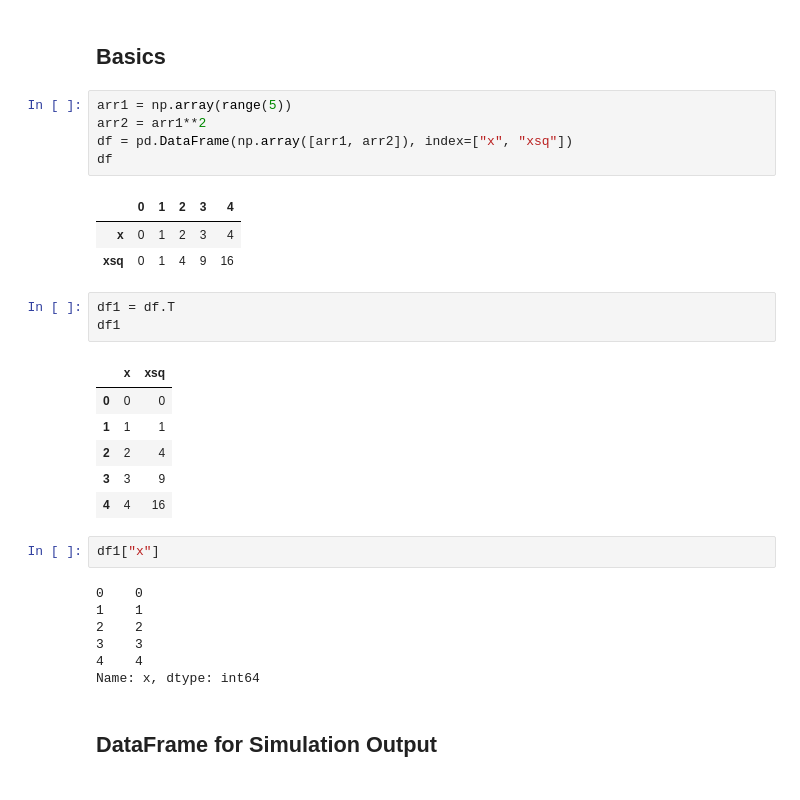
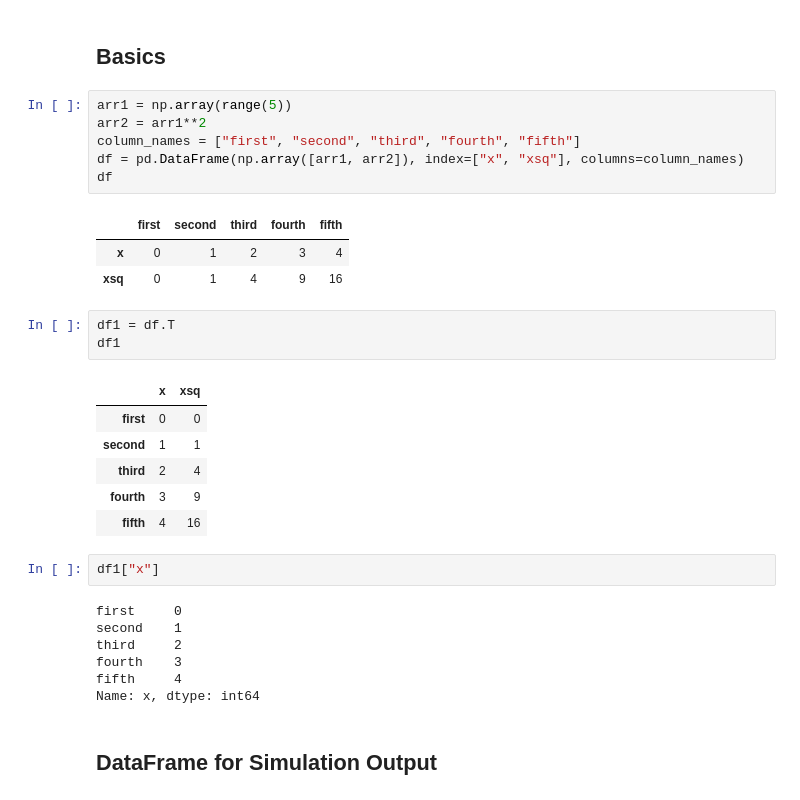
Before and after one commit to ModelEngineering/BIOEN-437, a Jupyter notebook: Lectures/Design-Of-Experiments/doe_one_way_design.ipynb, the cells around one changed output. Drawn from its saved outputs; the diff is of its cells as text.

```diff
--- a/Lectures/Design-Of-Experiments/doe_one_way_design.ipynb
+++ b/Lectures/Design-Of-Experiments/doe_one_way_design.ipynb
@@ -253,10 +249,11 @@ timePlots(isPlot=False)
 # %%
 arr1 = np.array(range(5))
 arr2 = arr1**2
-df = pd.DataFrame(np.array([arr1, arr2]), index=["x", "xsq"])
+column_names = ["first", "second", "third", "fourth", "fifth"]
+df = pd.DataFrame(np.array([arr1, arr2]), index=["x", "xsq"], columns=column_names)
 df
 # %% [output]
-|  | 0 | 1 | 2 | 3 | 4 |
+|  | first | second | third | fourth | fifth |
 | x | 0 | 1 | 2 | 3 | 4 |
 | xsq | 0 | 1 | 4 | 9 | 16 |
 # %%
@@ -264,19 +261,19 @@ df1 = df.T
 df1
 # %% [output]
 |  | x | xsq |
-| 0 | 0 | 0 |
-| 1 | 1 | 1 |
-| 2 | 2 | 4 |
-| 3 | 3 | 9 |
-| 4 | 4 | 16 |
+| first | 0 | 0 |
+| second | 1 | 1 |
+| third | 2 | 4 |
+| fourth | 3 | 9 |
+| fifth | 4 | 16 |
 # %%
 df1["x"]
 # %% [output]
-0    0
-1    1
-2    2
-3    3
-4    4
+first     0
+second    1
+third     2
+fourth    3
+fifth     4
 Name: x, dtype: int64
 # %% [markdown]
 ## DataFrame for Simulation Output
```
Also changed, not shown: parts of 100 cells of this notebook, 3 other files.
